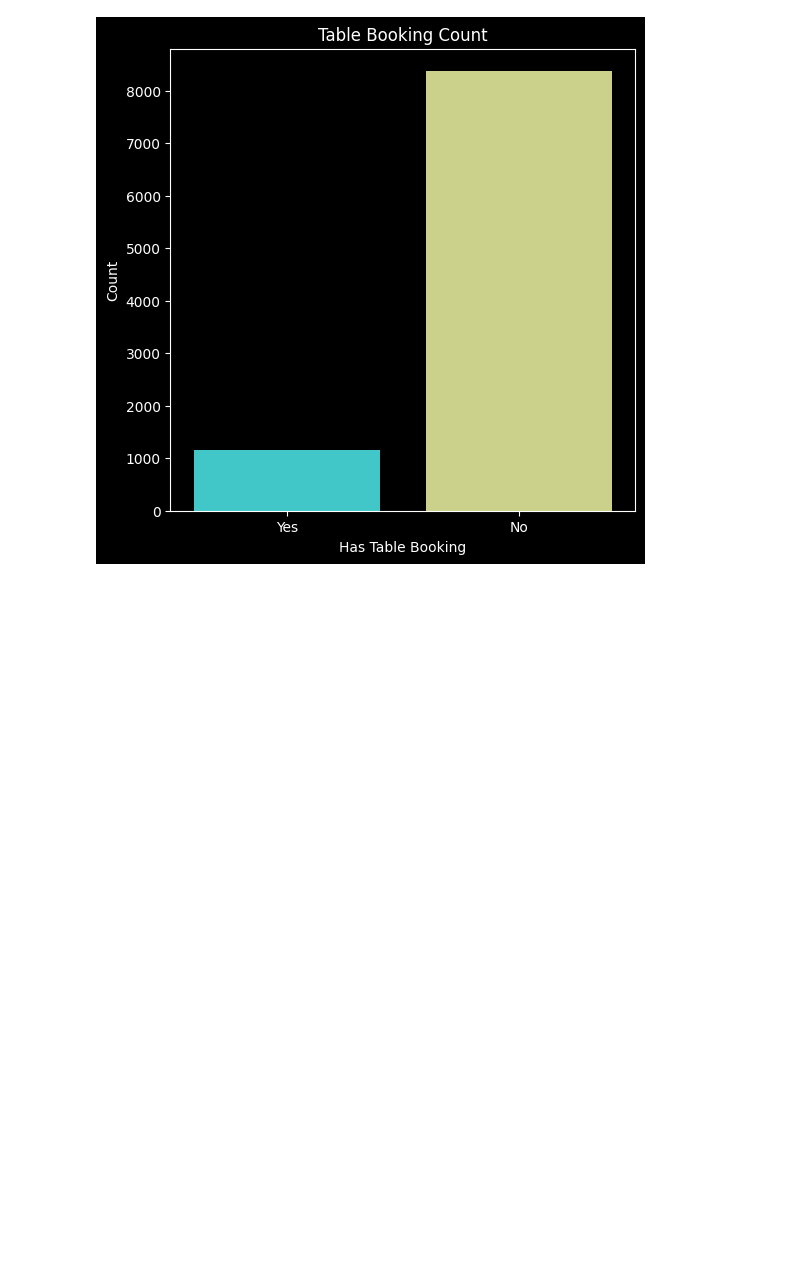
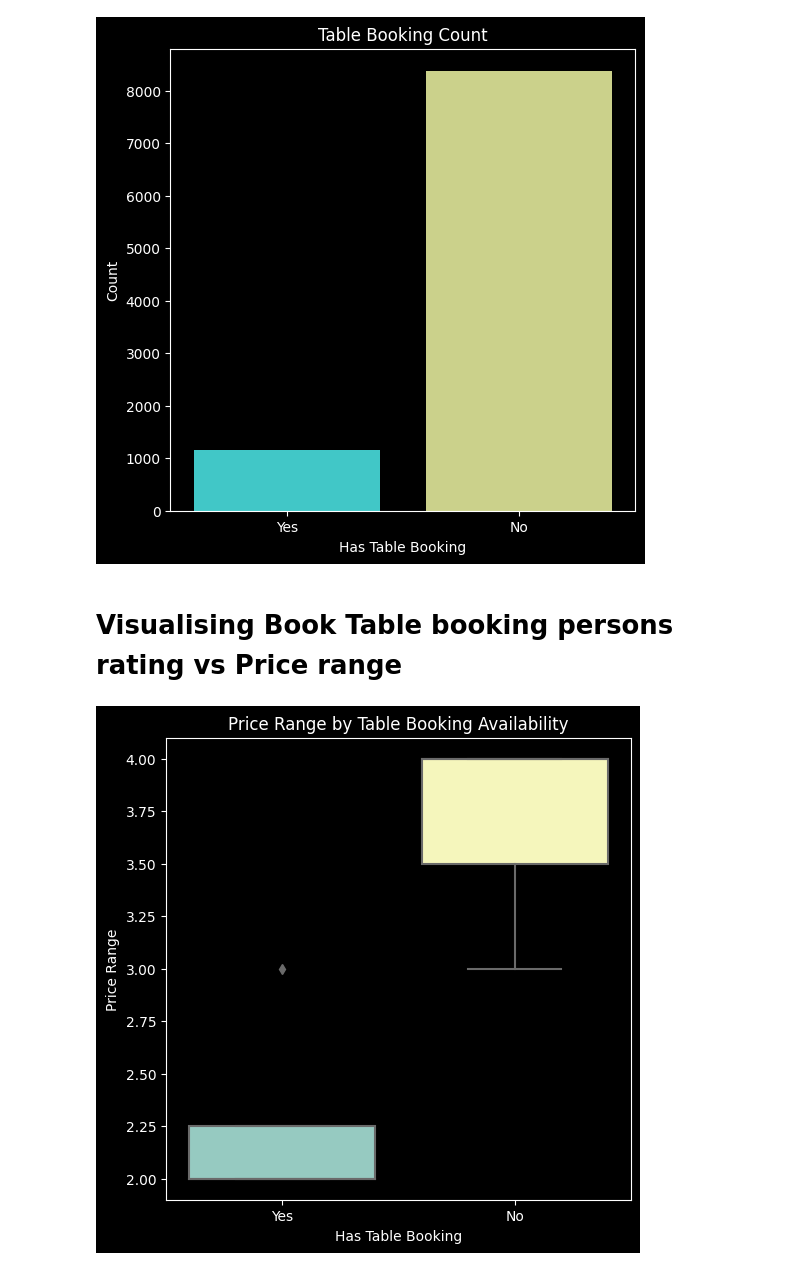
Before and after one commit to Saicharanraju0099/Cognifyzinternship, a Jupyter notebook: cognifyzproject.ipynb, the cells around one changed output. Saved outputs shown, nothing was run; the diff lists cells and outputs as text; code cells hidden in the pictures; blank space fills up the shorter version.

```diff
--- a/cognifyzproject.ipynb
+++ b/cognifyzproject.ipynb
@@ -431,3 +431,21 @@ plt.ylabel('Count')
 plt.show()
 # %% [output]
 [figure]
+# %% [markdown]
+# **Visualising Book Table booking persons rating vs Price range**
+# %%
+data = {
+    'Has Table booking': ['Yes', 'No', 'Yes', 'No', 'Yes', 'Yes', 'No'],
+    'Price range': [2, 3, 2, 4, 2, 3, 4]
+}
+df = pd.DataFrame(data)
+
+
+plt.figure(figsize=(6, 6))
+sns.boxplot(x='Has Table booking', y='Price range', data=df)
+plt.title('Price Range by Table Booking Availability')
+plt.xlabel('Has Table Booking')
+plt.ylabel('Price Range')
+plt.show()
+# %% [output]
+[figure, added]
```
Also changed, not shown: parts of 10 cells of this notebook.
